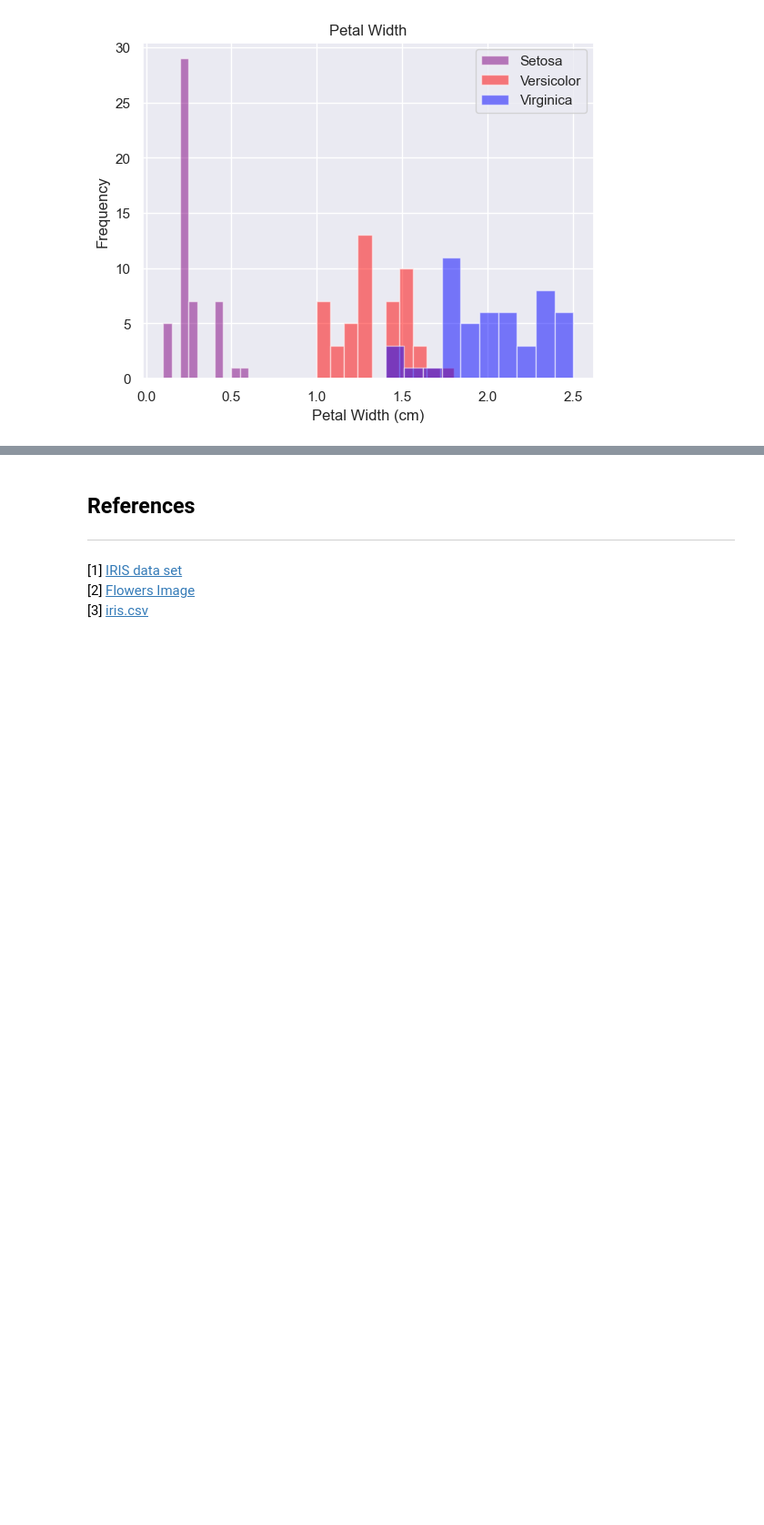
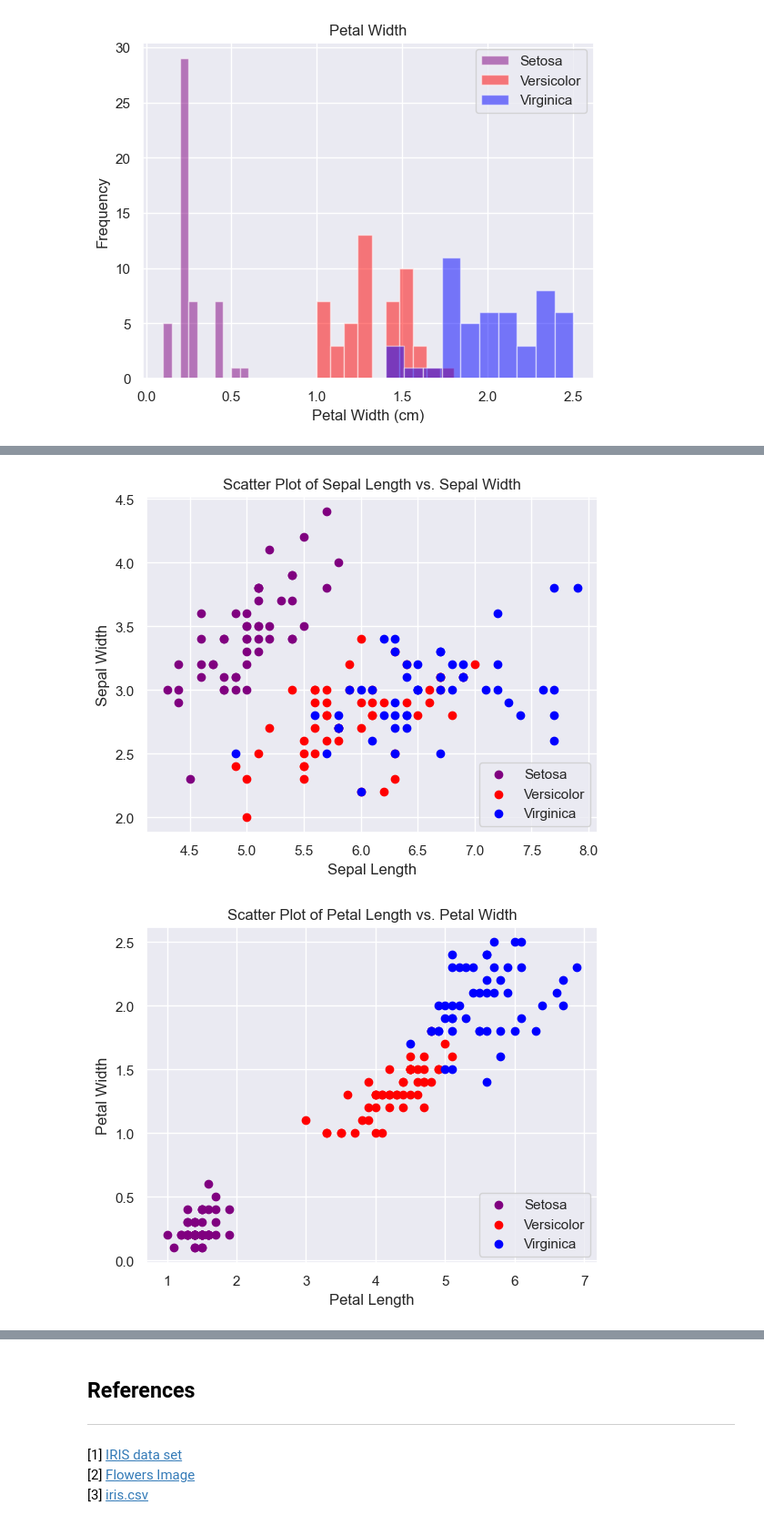
Before and after one commit to conortierney/fund-data-project, a Jupyter notebook: project.ipynb, the cells around one changed output, grey strips where cells are left out. Shown at 91% size. Saved outputs shown, nothing was run; the diff lists cells and outputs as text; code cells hidden in the pictures; blank space fills up the shorter version.

```diff
--- a/project.ipynb
+++ b/project.ipynb
@@ -230,0 +226,29 @@ the petal width and ;ength of setosa variation od much smaller thsn the other 2
+# %%
+def scatplot_Sepal_length_width():
+    plt.scatter(setosa['sepal_length'], setosa['sepal_width'], color='purple', label='Setosa')
+    plt.scatter(versicolor['sepal_length'], versicolor['sepal_width'], color='red', label='Versicolor')
+    plt.scatter(virginica['sepal_length'], virginica['sepal_width'], color='blue', label='Virginica')
+    plt.legend(loc='lower right')
+    plt.title('Scatter Plot of Sepal Length vs. Sepal Width')
+    plt.xlabel('Sepal Length', size=12)
+    plt.ylabel('Sepal Width',size=12)
+    plt.show()
+
+def scatplot_Petal_length_width():
+    plt.scatter(setosa['petal_length'], setosa['petal_width'], color='purple', label='Setosa')
+    plt.scatter(versicolor['petal_length'], versicolor['petal_width'], color='red', label='Versicolor')
+    plt.scatter(virginica['petal_length'], virginica['petal_width'], color='blue', label='Virginica')
+    plt.legend(loc='lower right')
+    plt.title('Scatter Plot of Petal Length vs. Petal Width')
+    plt.xlabel('Petal Length', size=12)
+    plt.ylabel('Petal Width',size=12)
+    plt.show()
+
+def scatterplots():
+    scatplot_Sepal_length_width()
+    scatplot_Petal_length_width()
+
+scatterplots()
+# %% [output]
+[figure, added]
+[figure, added]
```
Also changed, not shown: parts of 11 cells of this notebook, 3 other files.
